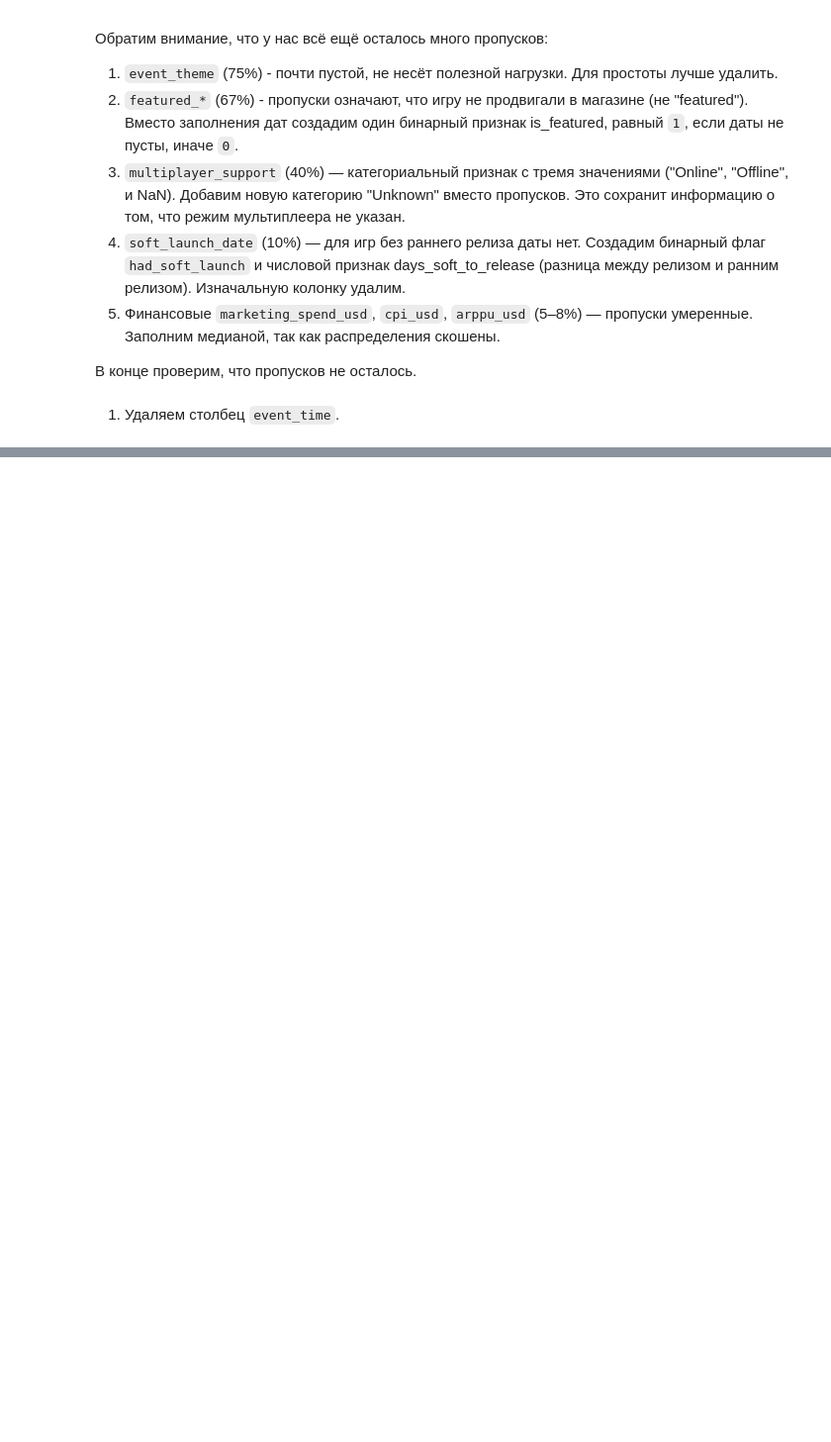
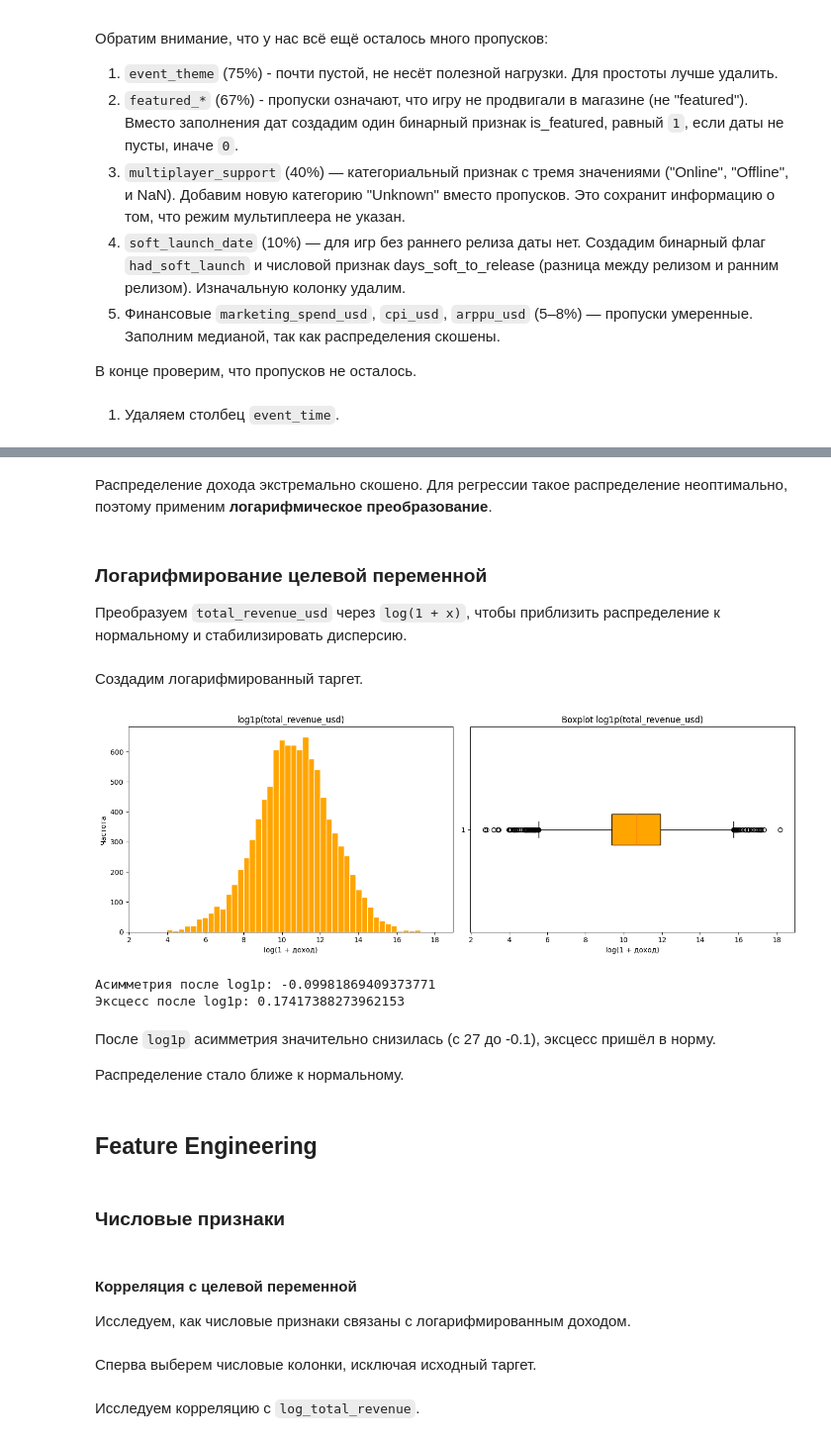
Before and after one commit to hsemlcourse/hseml-group-project-fedyanewlife, a Jupyter notebook: notebooks/01_eda.ipynb, the cells around one changed output, grey strips where cells are left out. Shown at 99% size. Saved outputs shown, nothing was run; the diff lists cells and outputs as text; code cells hidden in the pictures; blank space fills up the shorter version.

```diff
--- a/notebooks/01_eda.ipynb
+++ b/notebooks/01_eda.ipynb
@@ -272,0 +369,47 @@ df = df.drop(columns=['event_theme'])
+# %% [markdown]
+Распределение дохода экстремально скошено. Для регрессии такое распределение неоптимально, поэтому применим **логарифмическое преобразование**.
+# %% [markdown]
+### Логарифмирование целевой переменной
+
+Преобразуем `total_revenue_usd` через `log(1 + x)`, чтобы приблизить распределение к нормальному и стабилизировать дисперсию.
+# %% [markdown]
+Создадим логарифмированный таргет.
+# %%
+df['log_total_revenue'] = np.log1p(df['total_revenue_usd'])
+# %%
+fig, axes = plt.subplots(1, 2, figsize=(14, 5))
+
+axes[0].hist(df['log_total_revenue'], bins=50, color='orange', edgecolor='white')
+axes[0].set_title('log1p(total_revenue_usd)')
+axes[0].set_xlabel('log(1 + доход)')
+axes[0].set_ylabel('Частота')
+
+axes[1].boxplot(df['log_total_revenue'], vert=False, patch_artist=True,
+                boxprops=dict(facecolor='orange'))
+axes[1].set_title('Boxplot log1p(total_revenue_usd)')
+axes[1].set_xlabel('log(1 + доход)')
+
+plt.tight_layout()
+plt.show()
+# %% [output]
+[figure, added]
+# %%
+print("Асимметрия после log1p:", df['log_total_revenue'].skew())
+print("Эксцесс после log1p:", df['log_total_revenue'].kurtosis())
+# %% [output]
+Асимметрия после log1p: -0.09981869409373771
+Эксцесс после log1p: 0.17417388273962153
+# %% [markdown]
+После `log1p` асимметрия значительно снизилась (с 27 до -0.1), эксцесс пришёл в норму.
+
+Распределение стало ближе к нормальному.
+# %% [markdown]
+## Feature Engineering
+# %% [markdown]
+### Числовые признаки
+# %% [markdown]
+#### Корреляция с целевой переменной
+
+Исследуем, как числовые признаки связаны с логарифмированным доходом.
+# %% [markdown]
+Сперва выберем числовые колонки, исключая исходный таргет.
@@ -272,0 +424,2 @@ df = df.drop(columns=['event_theme'])
+# %% [markdown]
+Исследуем корреляцию с `log_total_revenue`.
```
Also changed, not shown: parts of 58 cells of this notebook, 2 other files.
